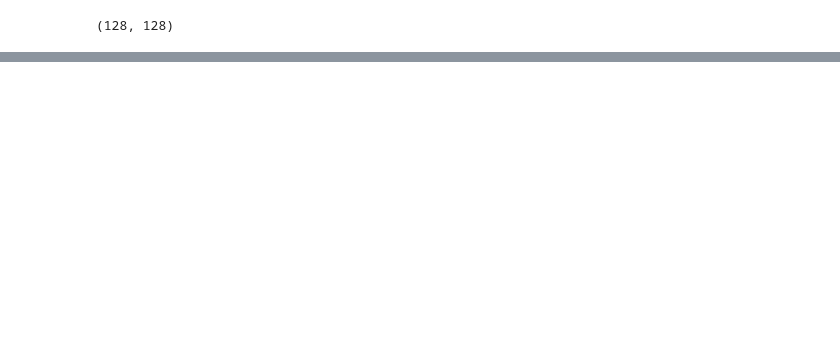
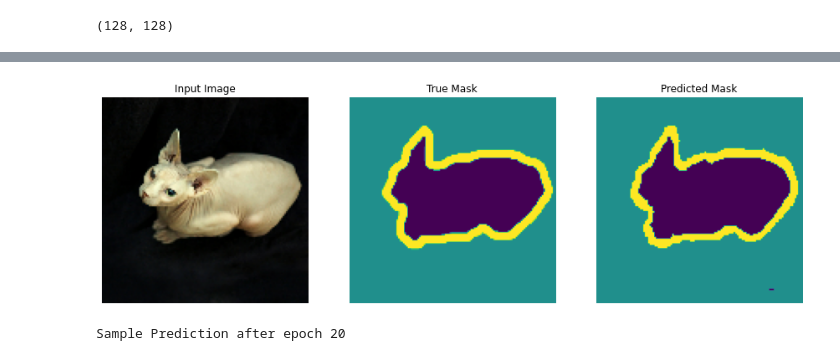
Before and after one commit to oferby/image-playground, a Jupyter notebook: segmentation/try1/Try1.ipynb, the cells around one changed output, grey strips where cells are left out. Drawn from its saved outputs; the diff is of its cells as text; code cells hidden in the pictures; blank space fills up the shorter version.

```diff
--- a/segmentation/try1/Try1.ipynb
+++ b/segmentation/try1/Try1.ipynb
@@ -117,0 +220,19 @@ img.size
+# %%
+class DisplayCallback(tf.keras.callbacks.Callback):
+  def on_epoch_end(self, epoch, logs=None):
+    clear_output(wait=True)
+    show_predictions()
+    print ('\nSample Prediction after epoch {}\n'.format(epoch+1))
+# %%
+EPOCHS = 20
+VAL_SUBSPLITS = 5
+VALIDATION_STEPS = info.splits['test'].num_examples//BATCH_SIZE//VAL_SUBSPLITS
+
+model_history = model.fit(train_dataset, epochs=EPOCHS,
+                          steps_per_epoch=STEPS_PER_EPOCH,
+                          validation_steps=VALIDATION_STEPS,
+                          validation_data=test_dataset,
+                          callbacks=[DisplayCallback()])
+# %% [output]
+[figure, added]
+Sample Prediction after epoch 20
```
Also changed, not shown: parts of 16 cells of this notebook, 1 other file.
